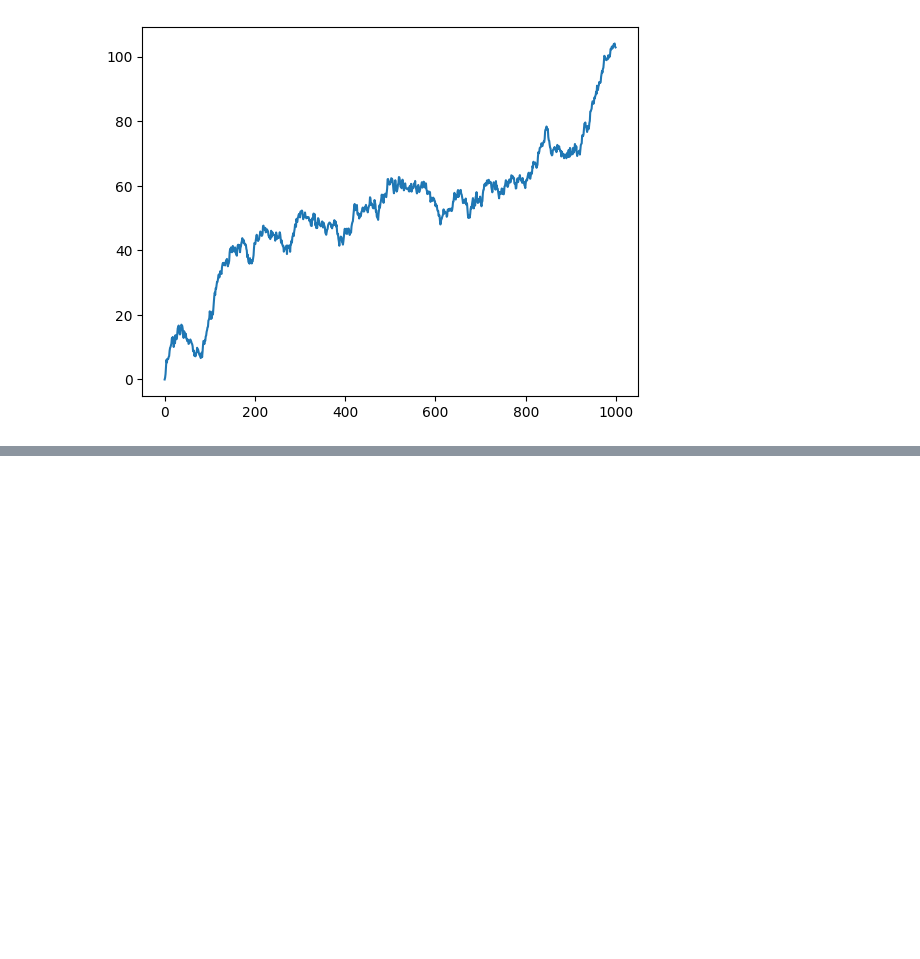
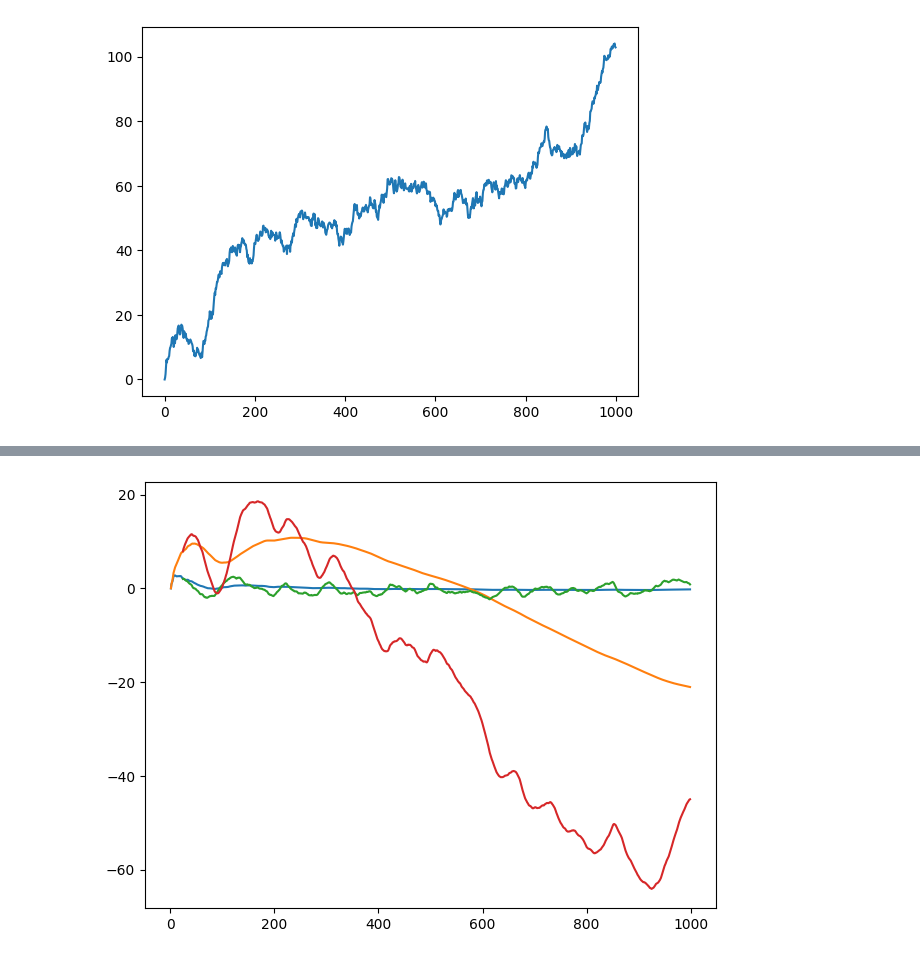
Before and after one commit to gkambasta/TimeSeries, a Jupyter notebook: Random_Walk.ipynb, the cells around one changed output, grey strips where cells are left out. Cells and saved outputs as stored; diff of their text form; code cells hidden in the pictures; blank space fills up the shorter version.

```diff
--- a/Random_Walk.ipynb
+++ b/Random_Walk.ipynb
@@ -192,0 +264,10 @@ plt.plot(rand2)
+# %%
+plt.plot(mean_func(stationary))
+plt.plot(mean_func(non_stationary))
+plt.plot(s.rolling(window = 25).mean())
+plt.plot(ns.rolling(window =25).mean())
+
+
+plt.tight_layout()
+# %% [output]
+[figure, added]
```
Also changed, not shown: parts of 14 cells of this notebook.
